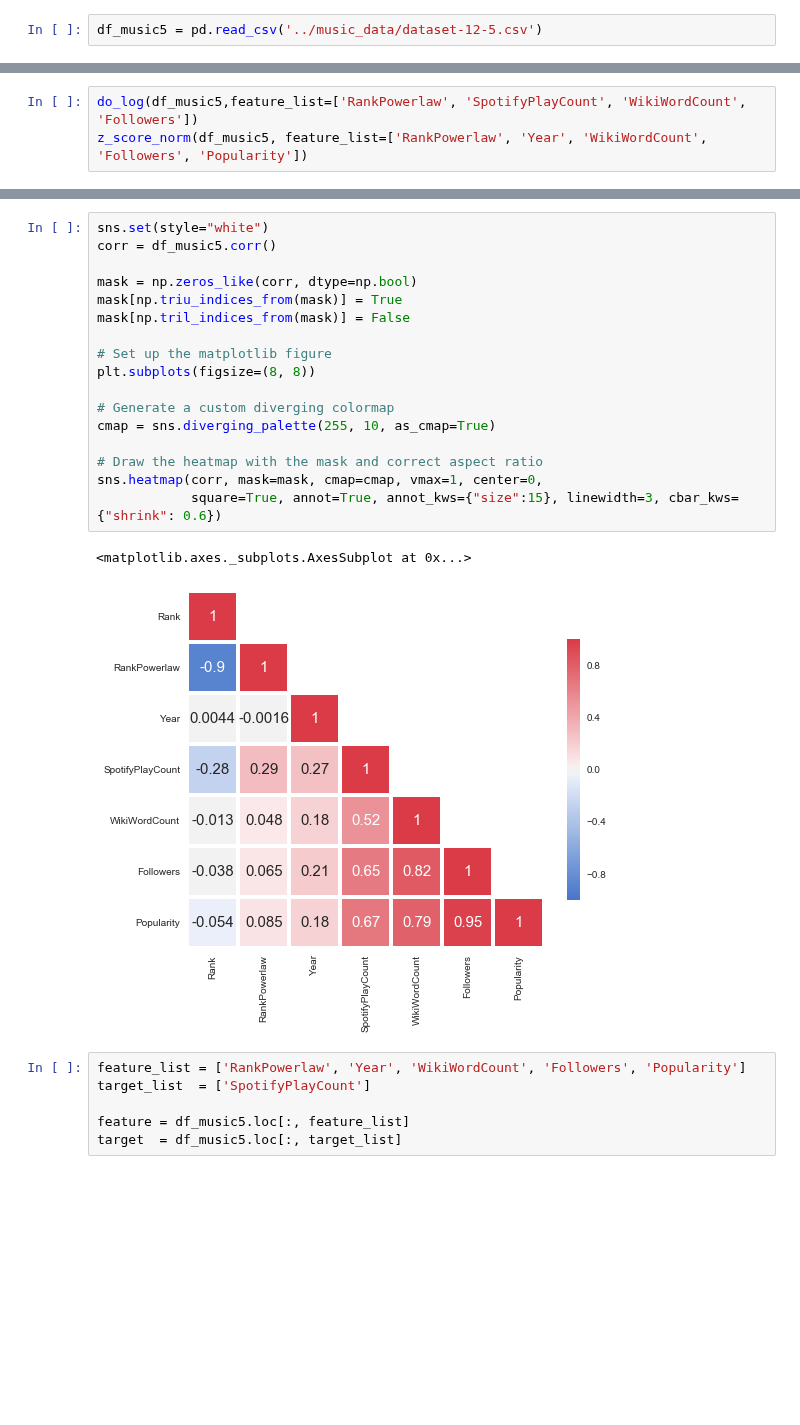
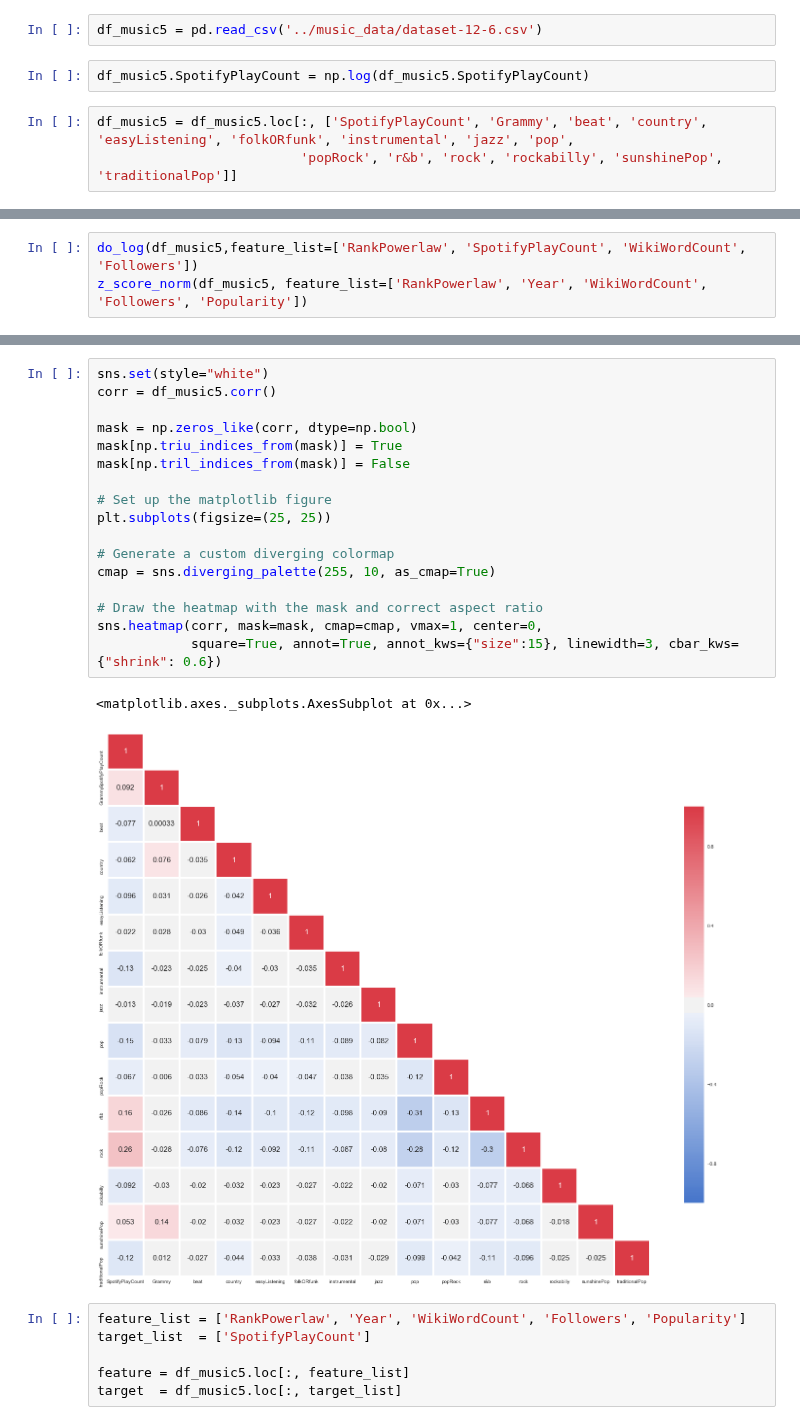
Before and after one commit to caitaozhan/CSE519-Homework-Project, a Jupyter notebook: TheProject/src/music_Caitao_final.ipynb, the cells around one changed output, grey strips where cells are left out. Cells and saved outputs as stored; diff of their text form; blank space fills up the shorter version.

```diff
--- a/TheProject/src/music_Caitao_final.ipynb
+++ b/TheProject/src/music_Caitao_final.ipynb
@@ -231,5 +231,10 @@ def evaluation(model, feature, target):
 # %% [markdown]
 # 1 Final
 # %%
-df_music5 = pd.read_csv('../music_data/dataset-12-5.csv')
+df_music5 = pd.read_csv('../music_data/dataset-12-6.csv')
+# %%
+df_music5.SpotifyPlayCount = np.log(df_music5.SpotifyPlayCount)
+# %%
+df_music5 = df_music5.loc[:, ['SpotifyPlayCount', 'Grammy', 'beat', 'country', 'easyListening', 'folkORfunk', 'instrumental', 'jazz', 'pop',
+                          'popRock', 'r&b', 'rock', 'rockabilly', 'sunshinePop', 'traditionalPop']]
 # %%
@@ -256,23 +274,23 @@ df_music5.head()
 # %%
 sns.set(style="white")
 corr = df_music5.corr()
 
 mask = np.zeros_like(corr, dtype=np.bool)
 mask[np.triu_indices_from(mask)] = True
 mask[np.tril_indices_from(mask)] = False
 
 # Set up the matplotlib figure
-plt.subplots(figsize=(8, 8))
+plt.subplots(figsize=(25, 25))
 
 # Generate a custom diverging colormap
 cmap = sns.diverging_palette(255, 10, as_cmap=True)
 
 # Draw the heatmap with the mask and correct aspect ratio
 sns.heatmap(corr, mask=mask, cmap=cmap, vmax=1, center=0,
             square=True, annot=True, annot_kws={"size":15}, linewidth=3, cbar_kws={"shrink": 0.6})
 # %% [output]
 <matplotlib.axes._subplots.AxesSubplot at 0x...>
-[figure, old version]
+[figure, new version]
 # %%
 feature_list = ['RankPowerlaw', 'Year', 'WikiWordCount', 'Followers', 'Popularity']
 target_list  = ['SpotifyPlayCount']
```
Also changed, not shown: parts of 8 cells of this notebook, 17 other files.
